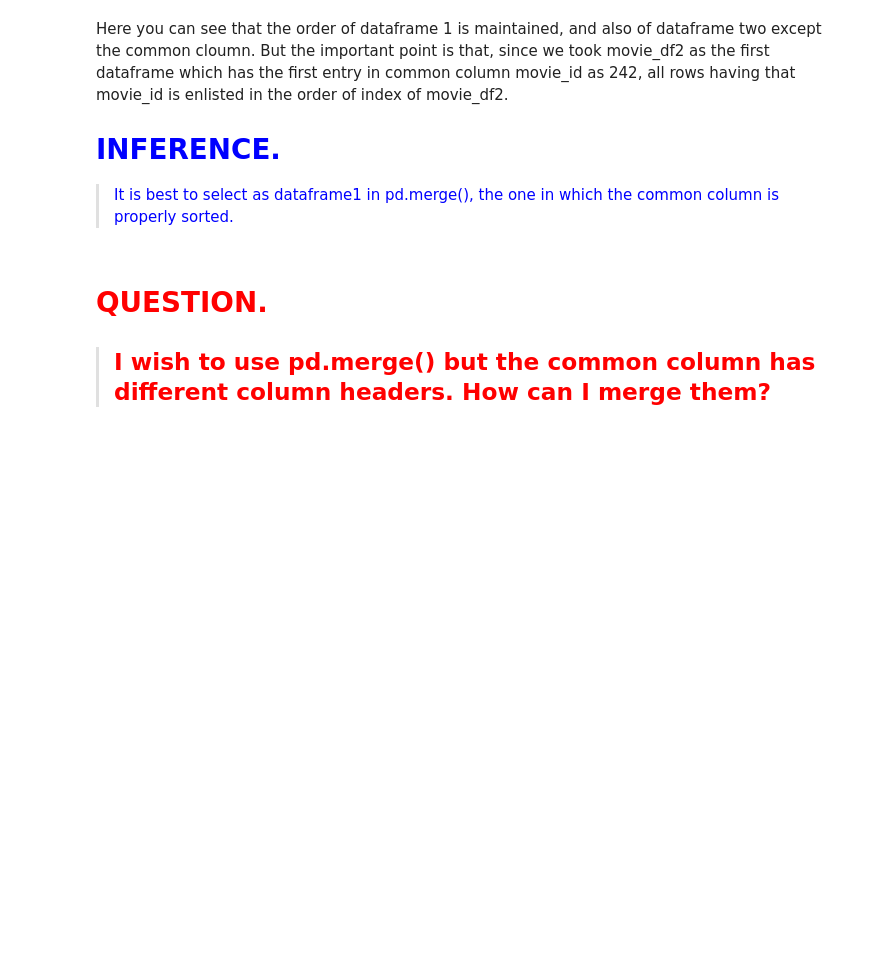
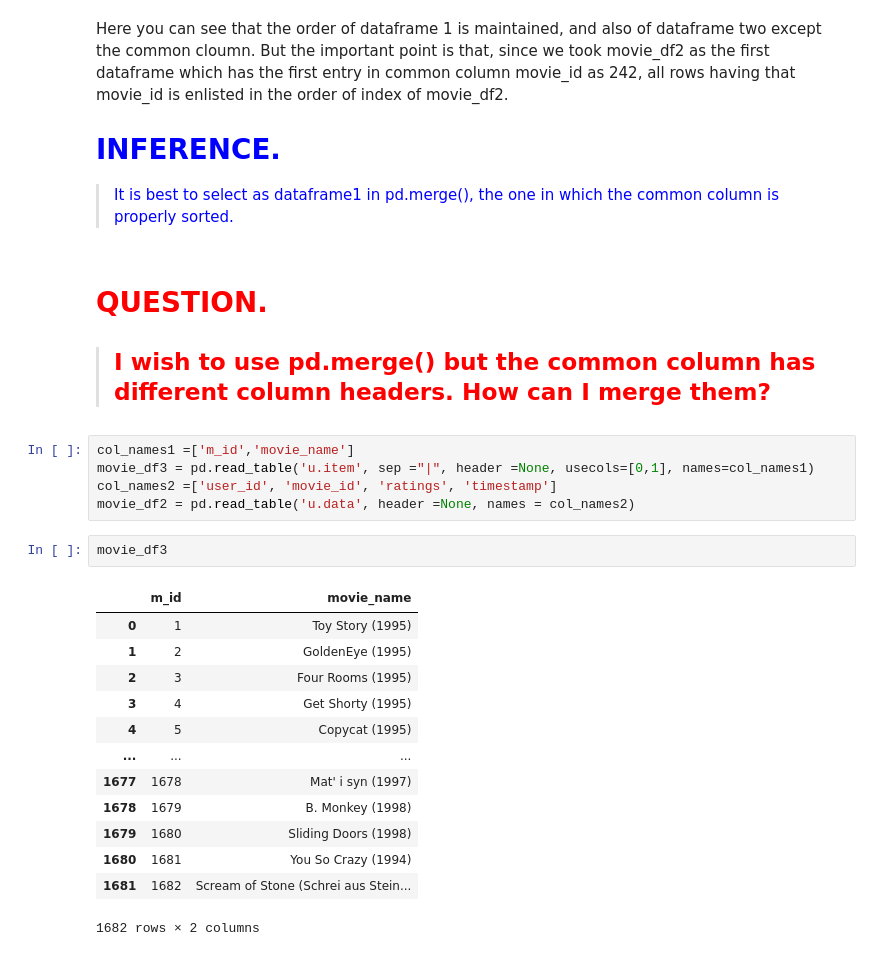
Before and after one commit to Sreekanthrshekar/personal_projects, a Jupyter notebook: data_cleaning_and_preprocessing/Data_preprocessing_methods.ipynb, the cells around one changed output. Drawn from its saved outputs; the diff is of its cells as text; blank space fills up the shorter version.

```diff
--- a/data_cleaning_and_preprocessing/Data_preprocessing_methods.ipynb
+++ b/data_cleaning_and_preprocessing/Data_preprocessing_methods.ipynb
@@ -362,3 +362,24 @@ Here you can see that the order of dataframe 1 is maintained, and also of datafr
 # %% [markdown]
 # <font color=red > QUESTION.
 > ## <font color=red > I wish to use pd.merge() but the common column has different column headers. How can I merge them?</font>
+# %%
+col_names1 =['m_id','movie_name']
+movie_df3 = pd.read_table('u.item', sep ="|", header =None, usecols=[0,1], names=col_names1)
+col_names2 =['user_id', 'movie_id', 'ratings', 'timestamp']
+movie_df2 = pd.read_table('u.data', header =None, names = col_names2)
+# %%
+movie_df3
+# %% [output]
+|  | m_id | movie_name |
+| 0 | 1 | Toy Story (1995) |
+| 1 | 2 | GoldenEye (1995) |
+| 2 | 3 | Four Rooms (1995) |
+| 3 | 4 | Get Shorty (1995) |
+| 4 | 5 | Copycat (1995) |
+| ... | ... | ... |
+| 1677 | 1678 | Mat' i syn (1997) |
+| 1678 | 1679 | B. Monkey (1998) |
+| 1679 | 1680 | Sliding Doors (1998) |
+| 1680 | 1681 | You So Crazy (1994) |
+| 1681 | 1682 | Scream of Stone (Schrei aus Stein... |
+1682 rows × 2 columns
```
Also changed, not shown: parts of 3 cells of this notebook.
